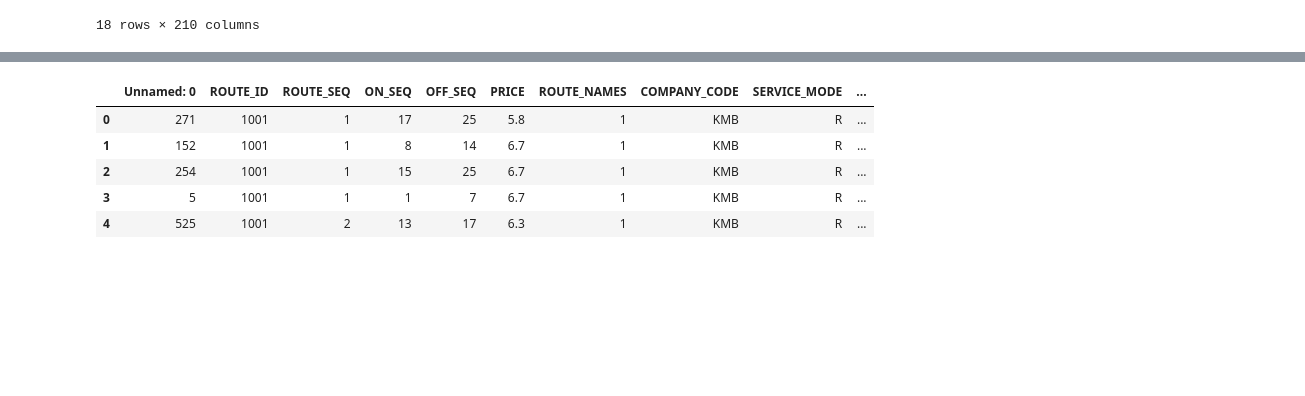
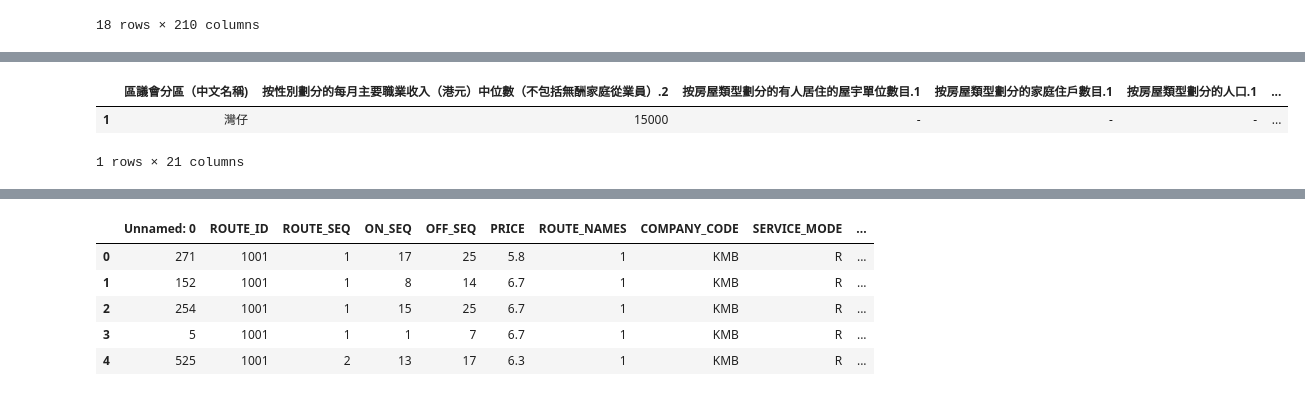
Before and after one commit to feiyiLB/comp3522, a Jupyter notebook: Notebooks/EDA_LB.ipynb, the cells around one changed output, grey strips where cells are left out. Saved outputs shown, nothing was run; the diff lists cells and outputs as text; code cells hidden in the pictures; blank space fills up the shorter version.

```diff
--- a/Notebooks/EDA_LB.ipynb
+++ b/Notebooks/EDA_LB.ipynb
@@ -274,0 +172,6 @@ Passing `palette` without assigning `hue` is deprecated and will be removed in v
+# %%
+sorted_correlation = cost_index_correlation.abs().sort_values(ascending=False)
+
+# 列出前20个字段
+top_20_fields = sorted_correlation.head(20)
+print(top_20_fields)
@@ -274,0 +196,8 @@ Passing `palette` without assigning `hue` is deprecated and will be removed in v
+# %%
+top_20_columns = top_20_fields.index.tolist()
+
+# 将 '區議會分區（中文名稱)' 和 top_20_fields 的字段组合成一个新的 DataFrame
+selected_columns = ['區議會分區（中文名稱)'] + top_20_columns
+new_df = df_factor_district[selected_columns]
+new_df['區議會分區（中文名稱)']=np.array(['中西區', '灣仔', '東區', '南區', '油尖旺', '深水埗', '九龍城', '黃大仙', '觀塘', '葵青', '荃灣', '屯門', '元朗'
+                                 , '北區', '大埔', '沙田', '西貢', '離島'])
@@ -274,0 +210,6 @@ Passing `palette` without assigning `hue` is deprecated and will be removed in v
+# %%
+new_df[new_df['區議會分區（中文名稱)']=='灣仔'].head()
+# %% [output]
+|  | 區議會分區（中文名稱) | 按性別劃分的每月主要職業收入（港元）中位數（不包括無酬家庭從業員）.2 | 按房屋類型劃分的有人居住的屋宇單位數目.1 | 按房屋類型劃分的家庭住戶數目.1 | 按房屋類型劃分的人口.1 | ... |
+| 1 | 灣仔 | 15000 | - | - | - | ... |
+1 rows × 21 columns
```
Also changed, not shown: parts of 17 cells of this notebook, 15 other files.
